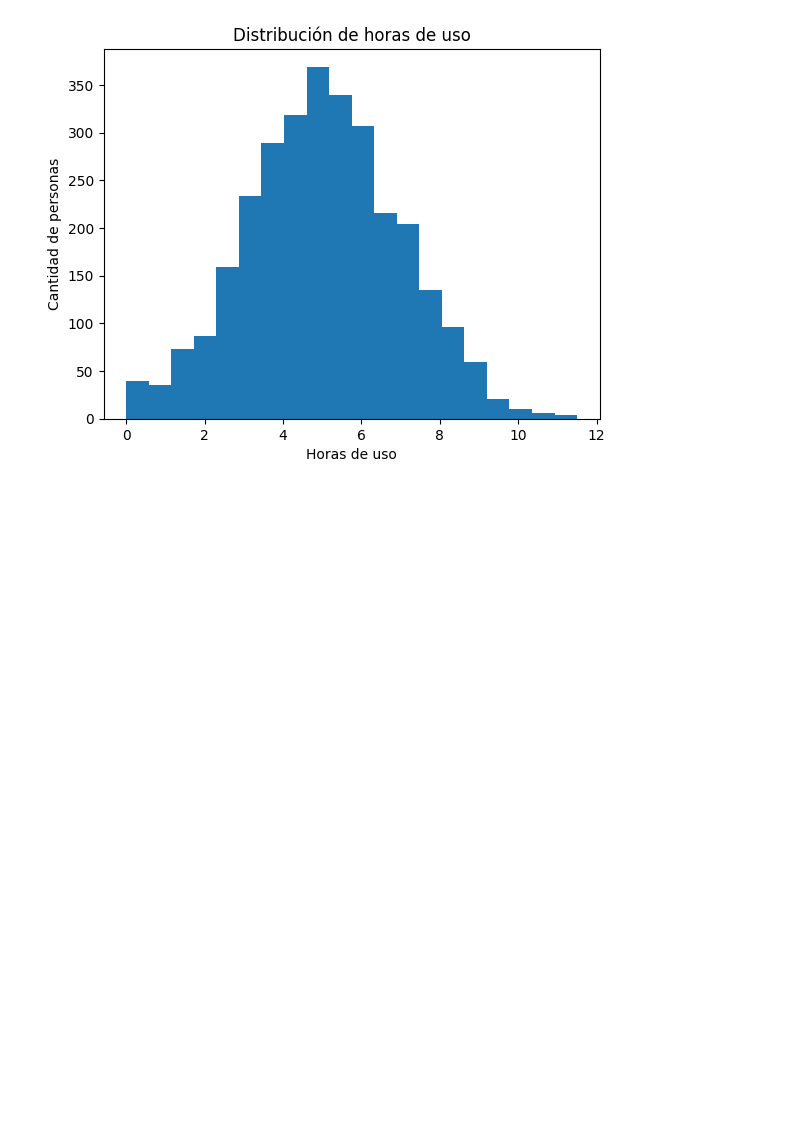
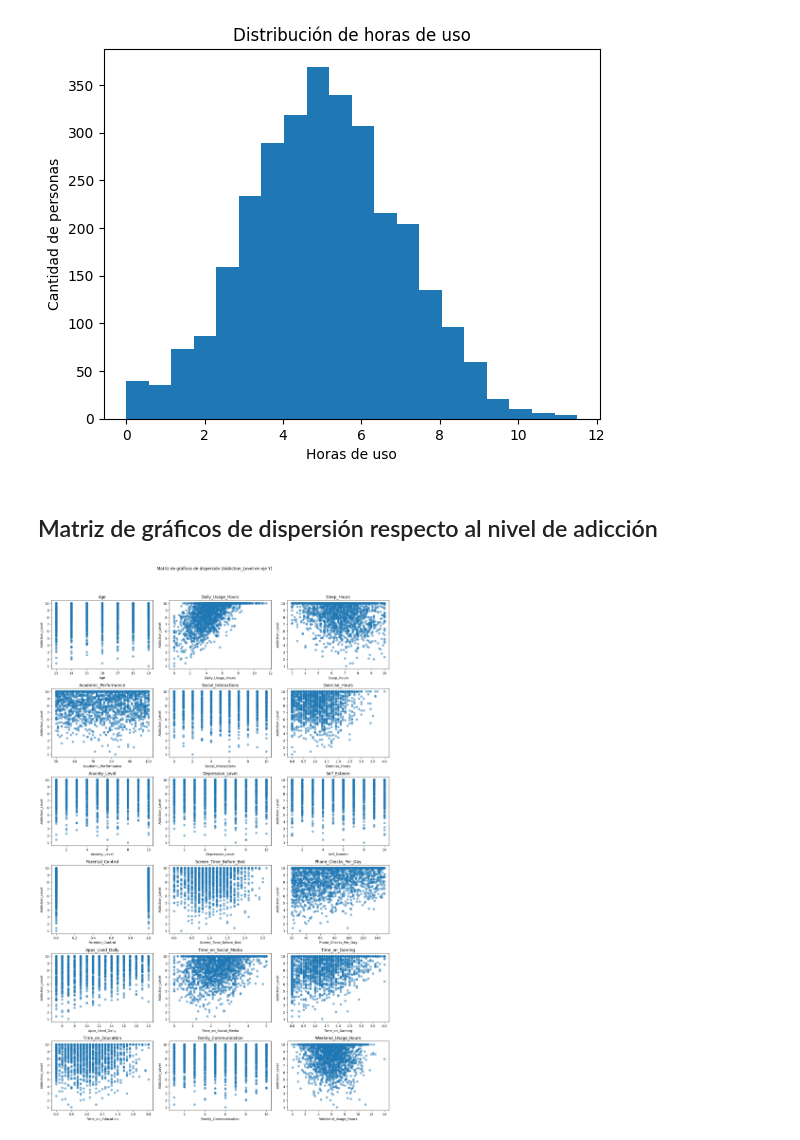
Before and after one commit to somoel/uso_telefono_adolescentes, a Jupyter notebook: notebooks/sample.ipynb, the cells around one changed output. Cells and saved outputs as stored; diff of their text form; code cells hidden in the pictures; blank space fills up the shorter version.

Commit message:
create dispersion graphics about Addiction_Level and fix some bugs

```diff
--- a/notebooks/sample.ipynb
+++ b/notebooks/sample.ipynb
@@ -17,6 +10,9 @@ import matplotlib.pyplot as plt
 # %%
 # Cargar el archivo CSV
 df = pd.read_csv("../data.csv")
+
+# Limpiar identificadores
+df.drop(columns=['ID', 'Name'], inplace=True)
 # %%
 # Crear variable binaria de adicción (1 = alto, 0 = bajo)
 df["AddiccionBinaria"] = (df["Addiction_Level"] > 5).astype(int)
@@ -86,3 +82,37 @@ plt.title("Distribución de horas de uso")
 plt.show()
 # %% [output]
 [figure]
+# %% [markdown]
+## Matriz de gráficos de dispersión respecto al nivel de adicción
+# %%
+variables_numericas = df.select_dtypes(include="number").columns
+variables_numericas = [col for col in variables_numericas if col not in ["Addiction_Level", "AddiccionBinaria"]]
+
+n_vars = len(variables_numericas)
+n_cols = 3
+n_rows = math.ceil(n_vars / n_cols)
+
+fig, axes = plt.subplots(n_rows, n_cols, figsize=(5 * n_cols, 4 * n_rows), squeeze=False)
+
+unique_levels = sorted(df["Addiction_Level"].unique())
+unique_levels_int = sorted({int(round(x)) for x in unique_levels})
+
+for idx, col in enumerate(variables_numericas):
+    r = idx // n_cols
+    c = idx % n_cols
+    axes[r][c].scatter(df[col], df["Addiction_Level"], alpha=0.5)
+    axes[r][c].set_title(col)
+    axes[r][c].set_xlabel(col)
+    axes[r][c].set_ylabel("Addiction_Level")
+    axes[r][c].set_yticks(unique_levels_int)
+
+for idx in range(n_vars, n_rows * n_cols):
+    r = idx // n_cols
+    c = idx % n_cols
+    axes[r][c].set_visible(False)
+
+fig.suptitle("Matriz de gráficos de dispersión (Addiction_Level en eje Y)")
+plt.tight_layout(rect=[0, 0, 1, 0.95])
+plt.show()
+# %% [output]
+[figure, added]
```
Also changed, not shown: parts of 3 cells of this notebook.
